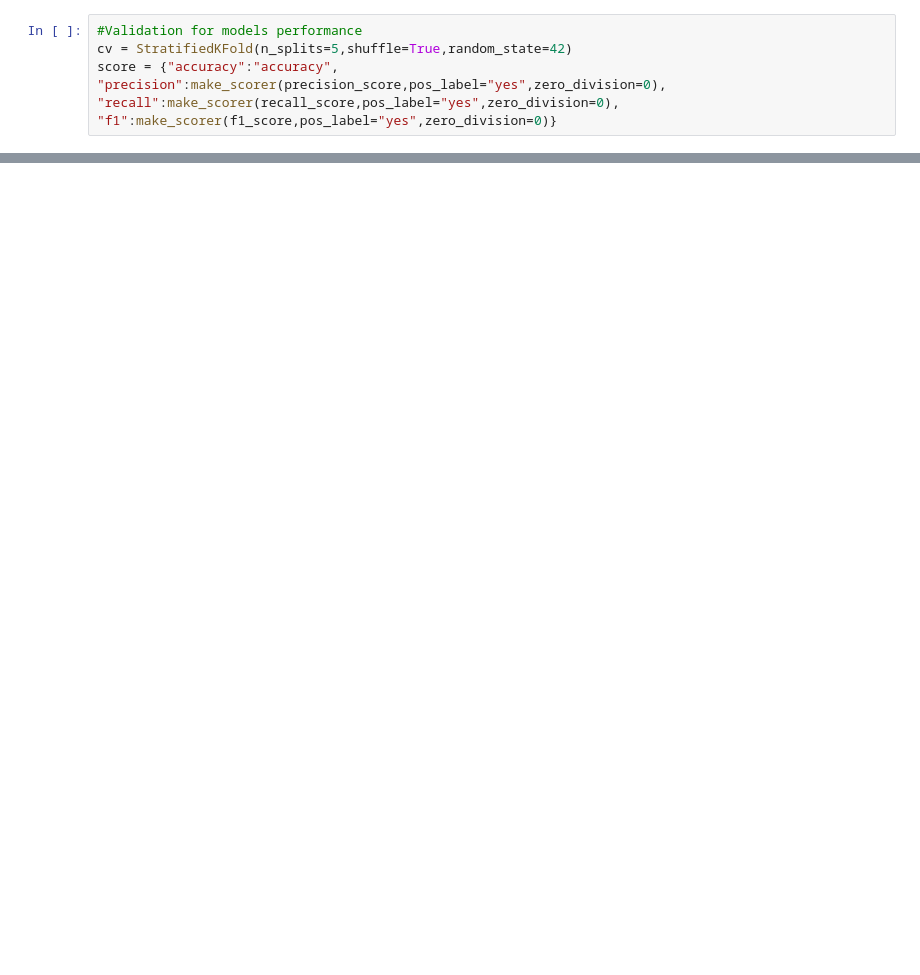
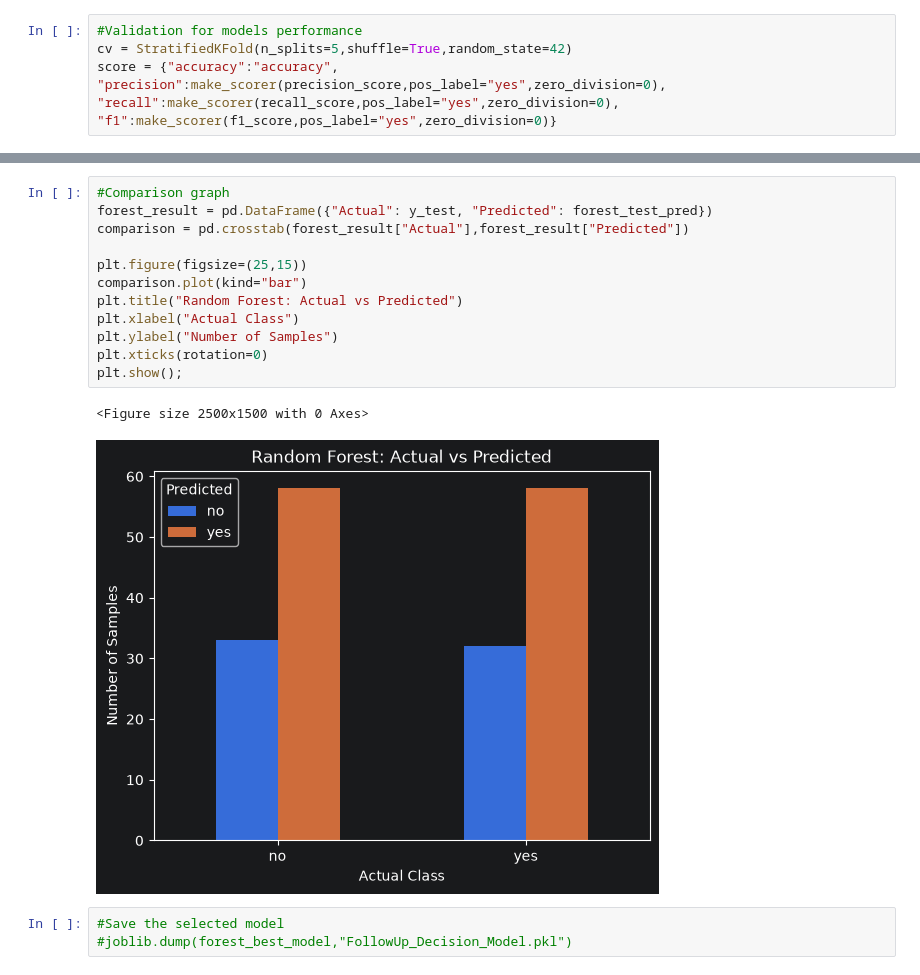
Before and after one commit to Thecular/ML-Practice-Projects, a Jupyter notebook: ML-Clinic.ipynb, the cells around one changed output, grey strips where cells are left out. Drawn from its saved outputs; the diff is of its cells as text; blank space fills up the shorter version.

```diff
--- a/ML-Clinic.ipynb
+++ b/ML-Clinic.ipynb
@@ -678,0 +728,18 @@ weighted avg       0.29      0.54      0.38       145
+# %%
+#Comparison graph
+forest_result = pd.DataFrame({"Actual": y_test, "Predicted": forest_test_pred})
+comparison = pd.crosstab(forest_result["Actual"],forest_result["Predicted"])
+
+plt.figure(figsize=(25,15))
+comparison.plot(kind="bar")
+plt.title("Random Forest: Actual vs Predicted")
+plt.xlabel("Actual Class")
+plt.ylabel("Number of Samples")
+plt.xticks(rotation=0)
+plt.show();
+# %% [output]
+<Figure size 2500x1500 with 0 Axes>
+[figure, added]
+# %%
+#Save the selected model
+#joblib.dump(forest_best_model,"FollowUp_Decision_Model.pkl")
```
Also changed, not shown: parts of 10 cells of this notebook, 2 other files.
